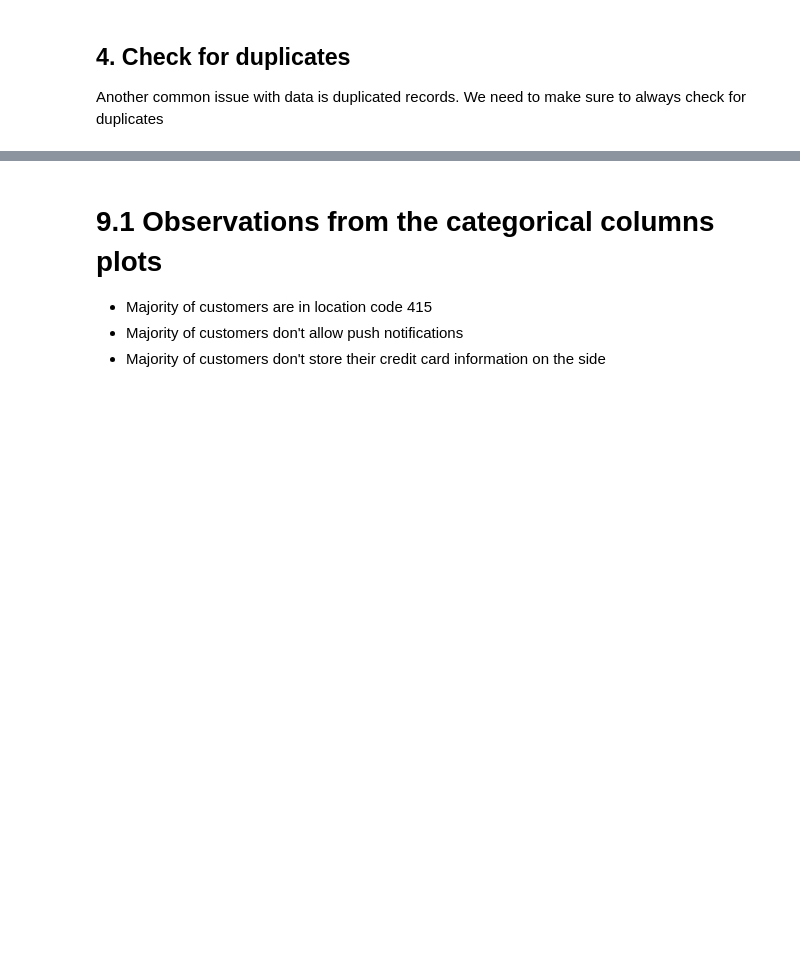
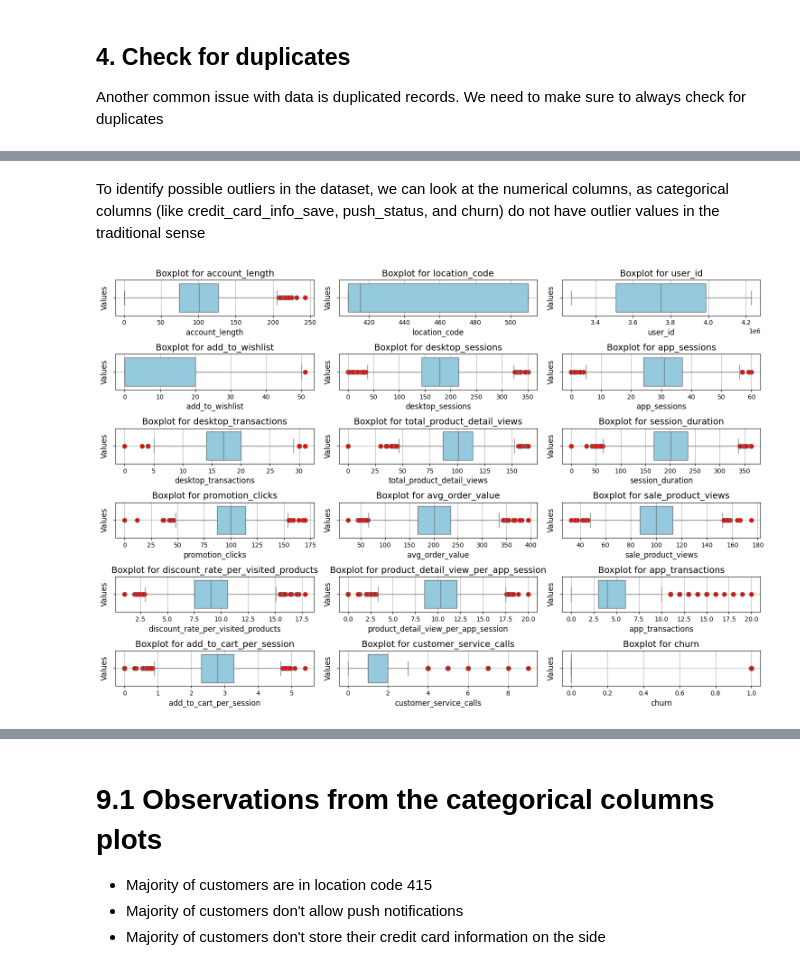
Before and after one commit to KarthikeyanBaskaran/Marketing-Analytics, a Jupyter notebook: Customer_Behavior_Analysis.ipynb, the cells around one changed output, grey strips where cells are left out. Saved outputs shown, nothing was run; the diff lists cells and outputs as text; code cells hidden in the pictures; blank space fills up the shorter version.

```diff
--- a/Customer_Behavior_Analysis.ipynb
+++ b/Customer_Behavior_Analysis.ipynb
@@ -269,0 +191,38 @@ for column in df.columns:
+# %% [markdown]
+To identify possible outliers in the dataset, we can look at the numerical columns, as categorical columns (like credit_card_info_save, push_status, and churn) do not have outlier values in the traditional sense
+# %%
+columns_with_outliers = ['account_length', 'location_code', 'user_id', 'add_to_wishlist',
+           'desktop_sessions', 'app_sessions', 'desktop_transactions',
+           'total_product_detail_views', 'session_duration', 'promotion_clicks',
+           'avg_order_value', 'sale_product_views', 'discount_rate_per_visited_products',
+           'product_detail_view_per_app_session', 'app_transactions',
+           'add_to_cart_per_session', 'customer_service_calls', 'churn']
+# %%
+# Number of columns for the subplot
+num_cols = 3
+
+# Create the figure with subplots
+fig, axes = plt.subplots(nrows=len(columns_with_outliers) // num_cols + (len(columns_with_outliers) % num_cols > 0), ncols=num_cols, figsize=(15, 10))
+
+# Flatten the axes array for easy indexing
+axes = axes.flatten()
+
+# Loop through the columns and create boxplots and histograms
+for i, column in enumerate(columns_with_outliers):
+    # Boxplot for outlier detection
+    sns.boxplot(ax=axes[i], x=df_copy[column], color='skyblue', fliersize=5,
+                flierprops={'marker': 'o', 'markerfacecolor': 'red', 'markersize': 7, 'linestyle': 'none'})
+    axes[i].set_title(f'Boxplot for {column}', fontsize=14)
+    axes[i].set_xlabel(column, fontsize=12)
+    axes[i].set_ylabel('Values', fontsize=12)
+    axes[i].grid(True)
+
+# Hide any unused subplots
+for j in range(i + 1, len(axes)):
+    axes[j].axis('off')
+
+# Adjust layout and show the plots
+plt.tight_layout()
+plt.show()
+# %% [output]
+[figure, added]
```
Also changed, not shown: parts of 71 cells of this notebook.
